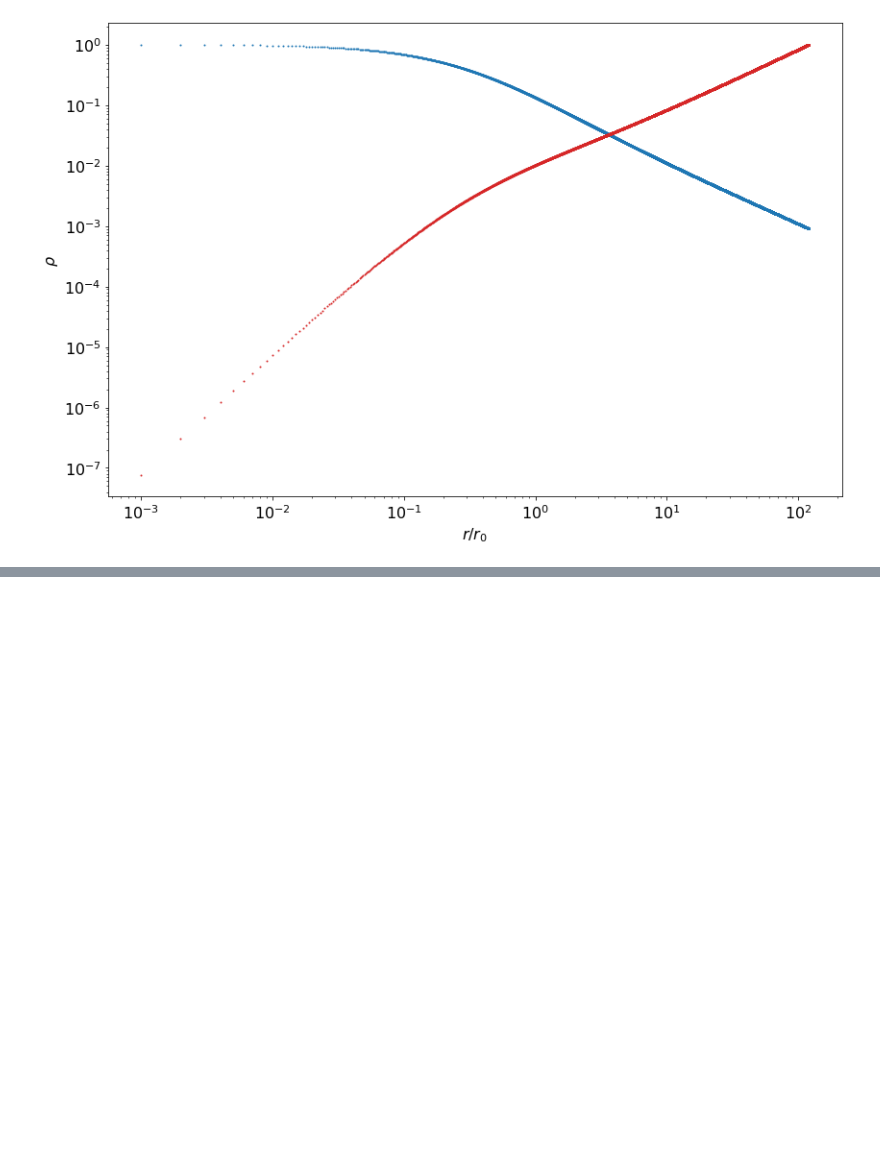
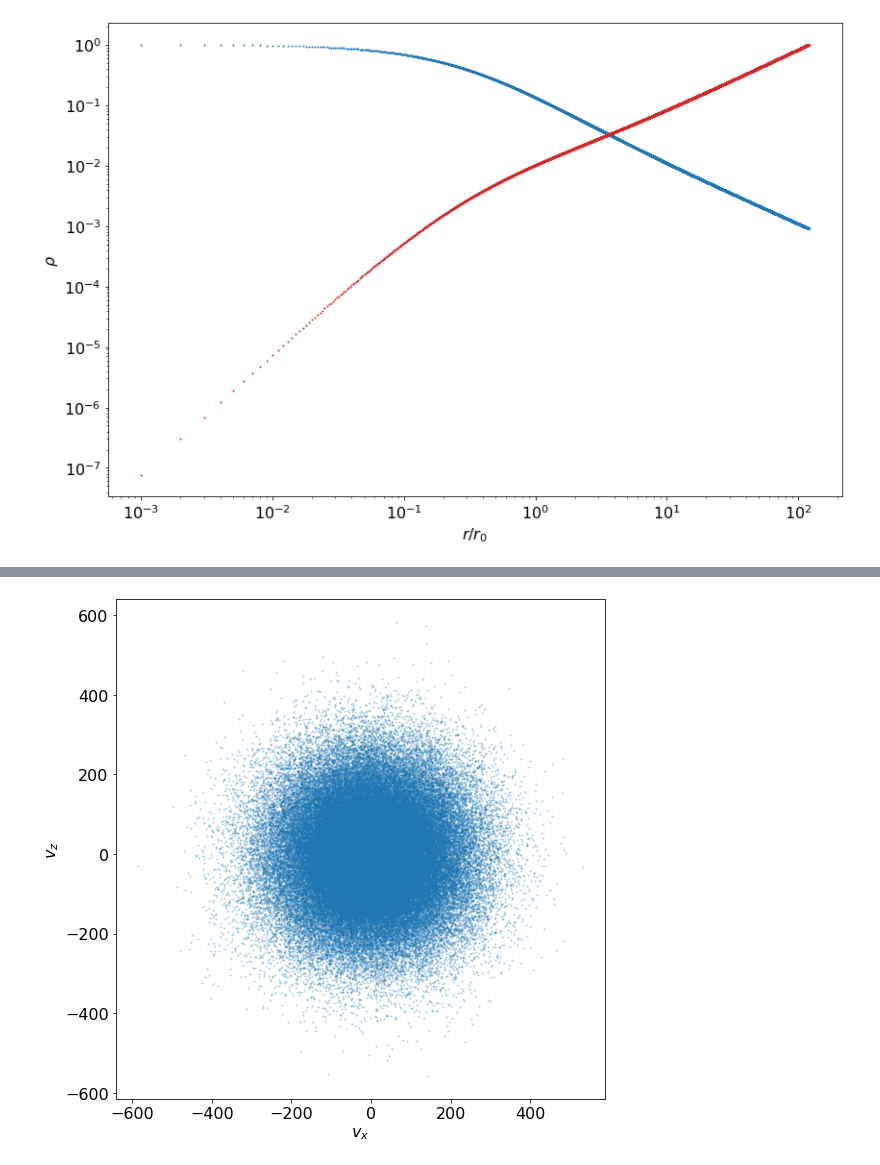
Before and after one commit to matmotylinski/Budowa-i-ewolucja-galaktyk, a Jupyter notebook: 6-sfera_izotermiczna.ipynb, the cells around one changed output, grey strips where cells are left out. Cells and saved outputs as stored; diff of their text form; code cells hidden in the pictures; blank space fills up the shorter version.

```diff
--- a/6-sfera_izotermiczna.ipynb
+++ b/6-sfera_izotermiczna.ipynb
@@ -172 +184,13 @@ plt.savefig("rozklad_vxvy.pdf", bbox_inches='tight')
+# %%
+plt.figure(6, tight_layout=True)
+
+plt.scatter(vx, vz, s=2, alpha=0.2)
+
+plt.xlabel("$v_x$")
+plt.ylabel("$v_z$")
+plt.gca().set_aspect('equal', 'box')
+
+plt.savefig("rozklad_vxvz.pdf", bbox_inches='tight')
+# %% [output]
+[figure, added]
 # %%
```
Also changed, not shown: parts of 7 cells of this notebook.
